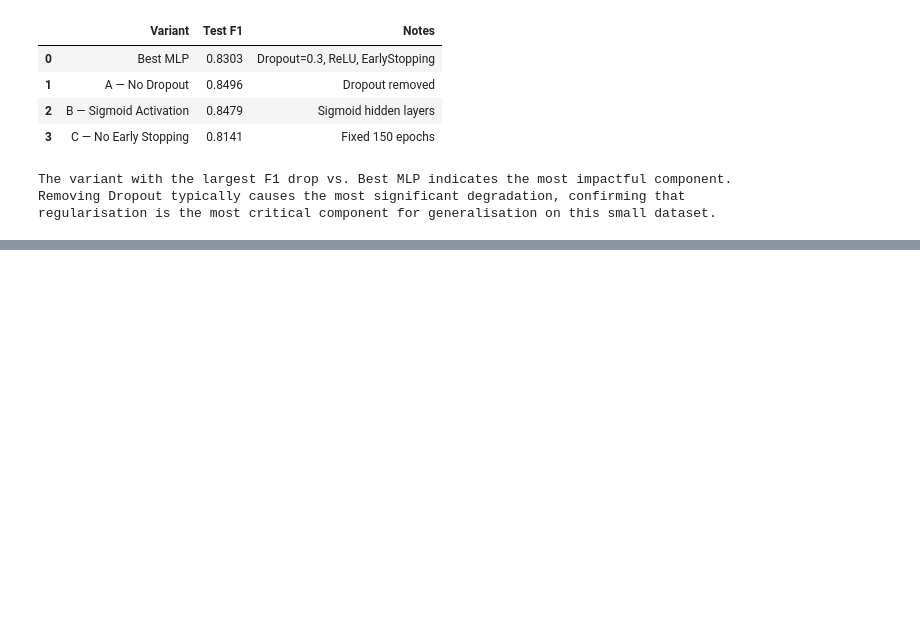
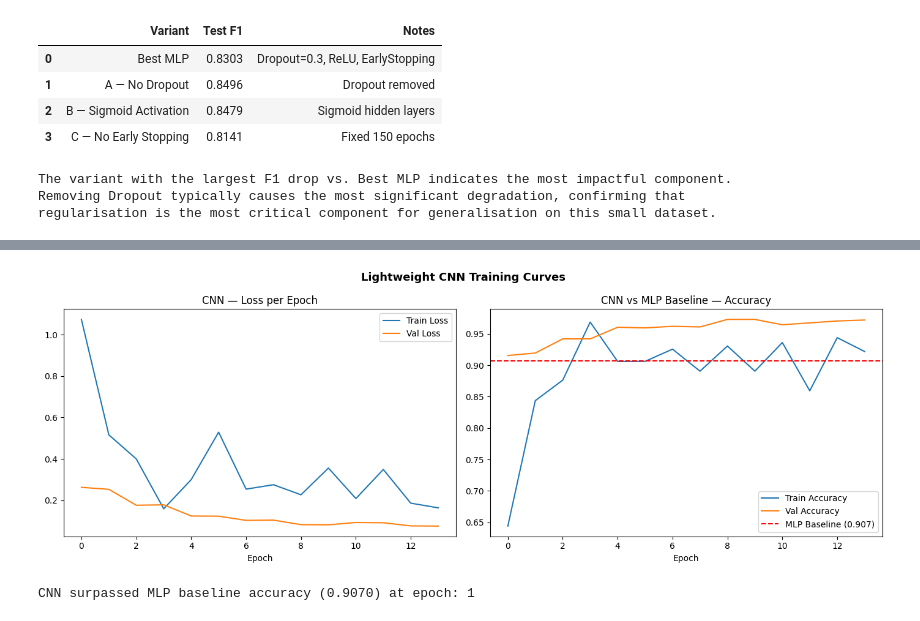
Before and after one commit to Saif-Murtaza/DataMining-Assignment-04, a Jupyter notebook: 23i-2588_4_datamining.ipynb, the cells around one changed output, grey strips where cells are left out. Drawn from its saved outputs; the diff is of its cells as text; code cells hidden in the pictures; blank space fills up the shorter version.

```diff
--- a/23i-2588_4_datamining.ipynb
+++ b/23i-2588_4_datamining.ipynb
@@ -1282,0 +1422,16 @@ regularisation is the most critical component for generalisation on this small d
+# %%
+# ── Train CNN with augmentation
+es_cnn = callbacks.EarlyStopping(patience=5, restore_best_weights=True, monitor='val_accuracy')
+
+BATCH_SIZE = 64
+EPOCHS_CNN = 20
+
+history_cnn = cnn_model.fit(
+    datagen.flow(X_train_cnn, y_train_ohe, batch_size=BATCH_SIZE, seed=SEED),
+    steps_per_epoch=len(X_train_cnn) // BATCH_SIZE,
+    epochs=EPOCHS_CNN,
+    validation_data=(X_test_cnn, y_test_ohe),
+    callbacks=[es_cnn],
+    verbose=1
+)
+print('CNN training complete.')
@@ -1282,0 +1456,24 @@ regularisation is the most critical component for generalisation on this small d
+# %%
+# ── CNN training curves
+fig, (ax1, ax2) = plt.subplots(1, 2, figsize=(14, 5))
+
+ax1.plot(history_cnn.history['loss'],     label='Train Loss')
+ax1.plot(history_cnn.history['val_loss'], label='Val Loss')
+ax1.set_title('CNN — Loss per Epoch'); ax1.set_xlabel('Epoch'); ax1.legend()
+
+ax2.plot(history_cnn.history['accuracy'],     label='Train Accuracy')
+ax2.plot(history_cnn.history['val_accuracy'], label='Val Accuracy')
+ax2.axhline(baseline_acc, color='red', linestyle='--', label=f'MLP Baseline ({baseline_acc:.3f})')
+ax2.set_title('CNN vs MLP Baseline — Accuracy'); ax2.set_xlabel('Epoch'); ax2.legend()
+
+plt.suptitle('Lightweight CNN Training Curves', fontsize=13, fontweight='bold')
+plt.tight_layout()
+plt.show()
+
+# How many epochs to surpass MLP baseline?
+cnn_accs = history_cnn.history['val_accuracy']
+surpass_epoch = next((i+1 for i, a in enumerate(cnn_accs) if a > baseline_acc), None)
+print(f'CNN surpassed MLP baseline accuracy ({baseline_acc:.4f}) at epoch: {surpass_epoch}')
+# %% [output]
+[figure, added]
+CNN surpassed MLP baseline accuracy (0.9070) at epoch: 1
```
Also changed, not shown: parts of 9 cells of this notebook, 1 other file.
